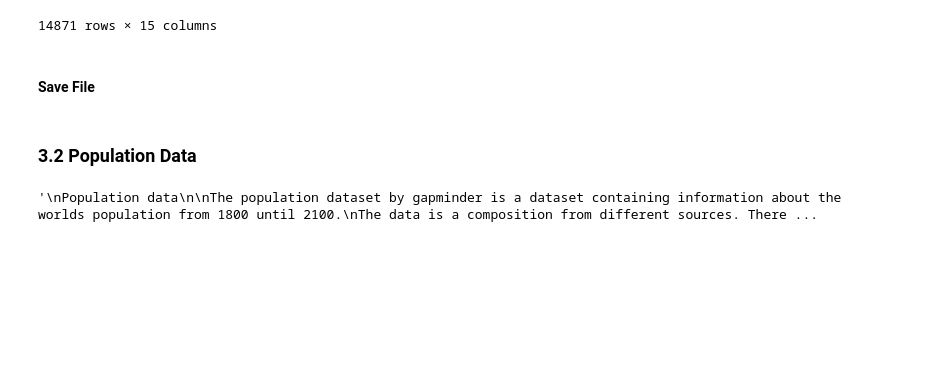
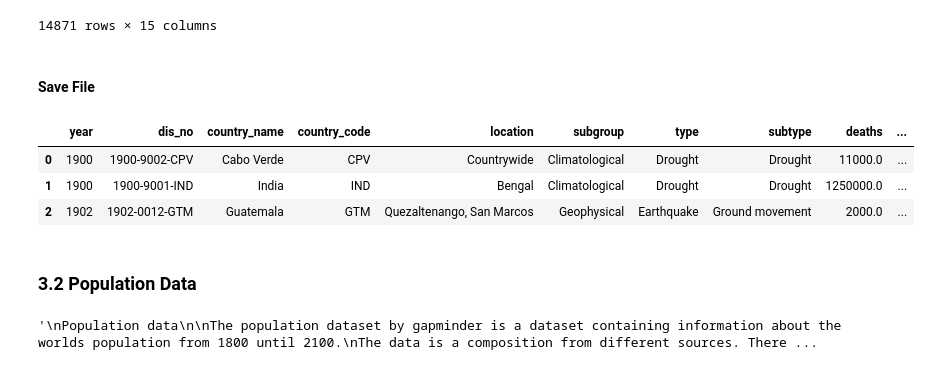
Before and after one commit to lukiwieser/natural-disasters-and-climate-change, a Jupyter notebook: main.ipynb, the cells around one changed output. Saved outputs shown, nothing was run; the diff lists cells and outputs as text; code cells hidden in the pictures; blank space fills up the shorter version.

```diff
--- a/main.ipynb
+++ b/main.ipynb
@@ -54,3 +42,30 @@ POP_PROCESSED_FOLDER = "data/processed/population"
+# %%
+# RAW
+DIS_RAW_FILE = Path('data/raw/disaster/emdat_public_2022_12_22_full.xlsx')
+TEMP_RAW_FOLDER = 'data/raw/temperature/'
+PATH_COUNTRIES_LAND_FOLDER = 'countries-land/'
+PATH_REGIONS_LAND_FOLDER = 'regions-land/'
+TEMP_GLOBAL_LAND_OCEAN_FILE = 'global-land-ocean.txt'
+TEMP_RAW_COUNTRIES_LIST_FILE = "data/raw/temperature/countries-list.csv"
+
+UN_COUNTRY_CODES_FILE = 'data/raw/country-codes/un-country-codes.csv'
+CIA_COUNTRY_CODES_FILE = "data/raw/country-codes/cia-country-codes.csv"
+
+# Preprocessed (to be deleted)
+DIS_PROCESSED_FOLDER = "data/processed/disaster"
+DIS_PROCESSED_ALL_FILE = Path("data/processed/disaster/disaster-all.csv")
+
+
+PATH_COUNTRIES_LIST_FILE = 'temp-countries-list.csv'
+COUNTRIES_LIST_FILE = "temp-countries-list.csv"
+
+TEMP_PROCESSED_FOLDER = "data/processed/temperature/"
+TEMP_PROCESSED_COUNTRIES_LIST_FILE = "data/processed/temperature/temp-countries-list.csv"
+
+POP_PROCESSED_FOLDER = "data/processed/population"
+POP_PROCESSED_GLOBAL_FILE = 'data/processed/population/population-global.csv'
+POP_PROCESSED_REGION_FILE = 'data/processed/population/population-region.csv'
+POP_PROCESSED_COUNTRY_FILE = 'data/processed/population/population-country.csv'
 # %% [markdown]
 ### Create Directories
 # %%
@@ -99,9 +114,12 @@ if should_download_temperature_data:
 # %%
-disasters = pd.read_excel('data/raw/disaster/emdat_public_2022_12_22_full.xlsx', skiprows=6, sheet_name="emdat data")
+dis = pd.read_excel(DIS_RAW_FILE, skiprows=6, sheet_name="emdat data")
 
 temperature_countries = pd.read_csv("data/raw/temperature/countries-list.csv", sep=";")
-population_by_country = pd.read_excel('data/raw/population/gapminder-population-v7.xlsx', sheet_name="data-for-countries-etc-by-year")
-population_by_region = pd.read_excel('data/raw/population/gapminder-population-v7.xlsx', sheet_name="data-for-regions-by-year")
 
-un_country_codes = pd.read_csv("data/raw/country-codes/un-country-codes.csv", sep=";")
-cia_country_codes = pd.read_csv("data/raw/country-codes/cia-country-codes.csv", sep="\t")
+pop_dict = pd.read_excel('data/raw/population/gapminder-population-v7.xlsx', sheet_name=['data-for-world-by-year', 'data-for-regions-by-year', 'data-for-countries-etc-by-year'])
+pop_global_df = pop_dict.get('data-for-world-by-year')
+pop_country_df = pop_dict.get('data-for-countries-etc-by-year')
+pop_region_gapminder = pop_dict.get('data-for-regions-by-year')
+
+un_country_codes = pd.read_csv(UN_COUNTRY_CODES_FILE, sep=";")
+cia_country_codes = pd.read_csv(CIA_COUNTRY_CODES_FILE, sep="\t")
@@ -401,8 +413,6 @@ For a disaster to be entered into the database at least one of the following cri
 - Call for international assistance
 # %% [markdown]
 First look at the disaster data
-# %%
-dis = dis_ori.copy()
 # %%
 dis.head()
 # %% [output]
@@ -659,4 +654,11 @@ dis_all
 dis_all.to_csv(DIS_PROCESSED_ALL_FILE, index=False)
+# %%
+dis_all.head(3)
+# %% [output]
+|  | year | dis_no | country_name | country_code | location | subgroup | type | subtype | deaths | ... |
+| 0 | 1900 | 1900-9002-CPV | Cabo Verde | CPV | Countrywide | Climatological | Drought | Drought | 11000.0 | ... |
+| 1 | 1900 | 1900-9001-IND | India | IND | Bengal | Climatological | Drought | Drought | 1250000.0 | ... |
+| 2 | 1902 | 1902-0012-GTM | Guatemala | GTM | Quezaltenango, San Marcos | Geophysical | Earthquake | Ground movement | 2000.0 | ... |
 # %% [markdown]
 ### 3.2 Population Data
 # %%
```
Also changed, not shown: parts of 36 cells of this notebook.
